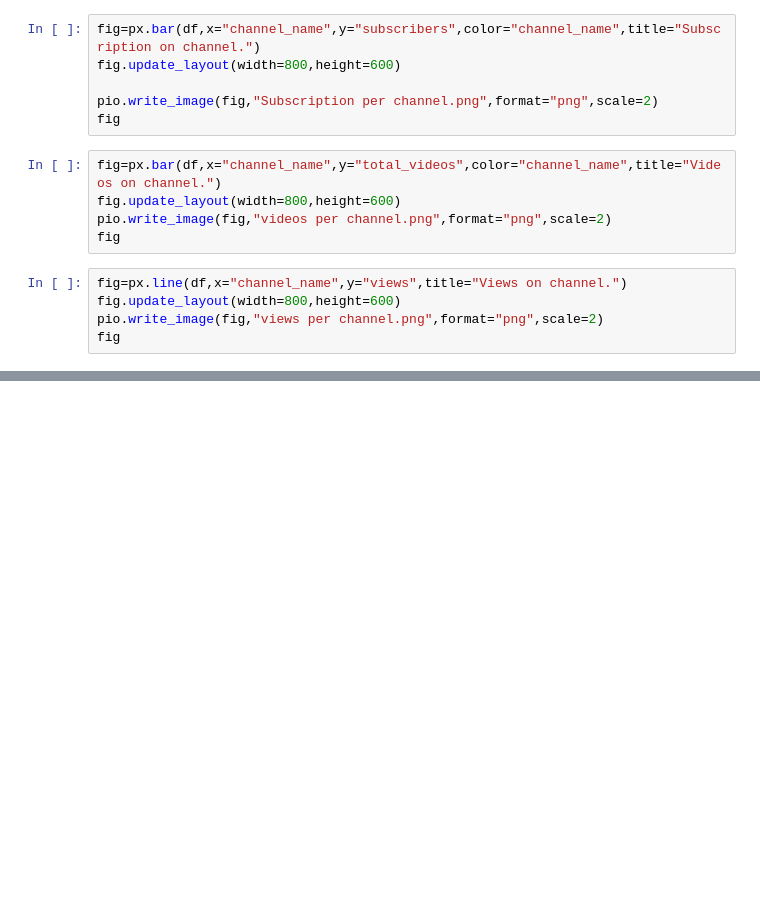
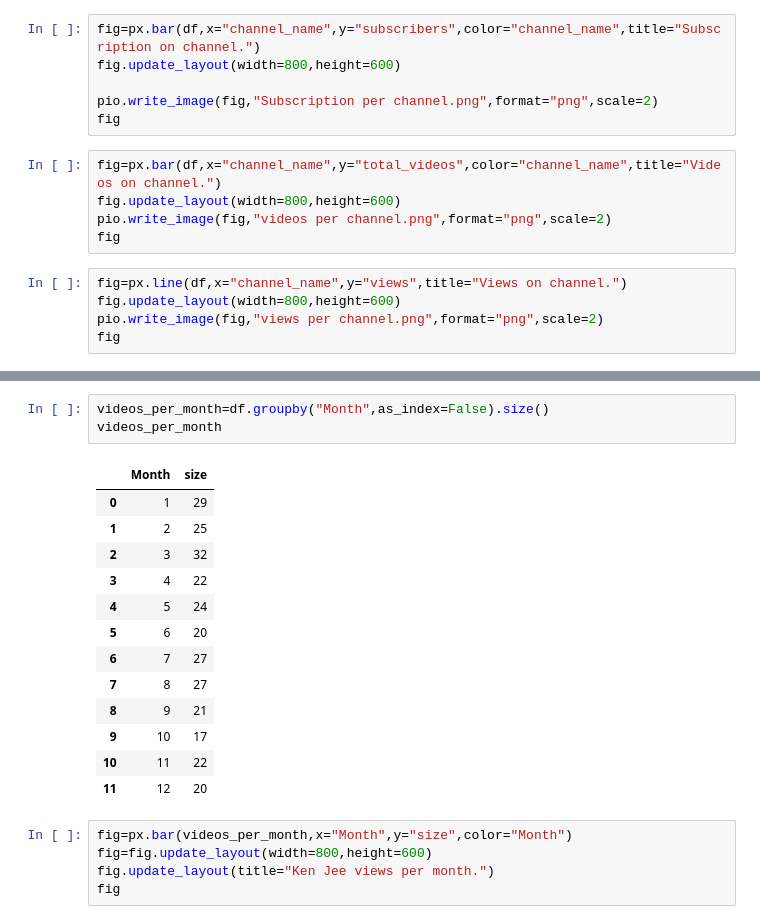
Before and after one commit to Kamuthuj/Youtube-webscrapping, a Jupyter notebook: viz.ipynb, the cells around one changed output, grey strips where cells are left out. Saved outputs shown, nothing was run; the diff lists cells and outputs as text; blank space fills up the shorter version.

```diff
--- a/viz.ipynb
+++ b/viz.ipynb
@@ -29,0 +83,22 @@ fig
+# %%
+videos_per_month=df.groupby("Month",as_index=False).size()
+videos_per_month
+# %% [output]
+|  | Month | size |
+| 0 | 1 | 29 |
+| 1 | 2 | 25 |
+| 2 | 3 | 32 |
+| 3 | 4 | 22 |
+| 4 | 5 | 24 |
+| 5 | 6 | 20 |
+| 6 | 7 | 27 |
+| 7 | 8 | 27 |
+| 8 | 9 | 21 |
+| 9 | 10 | 17 |
+| 10 | 11 | 22 |
+| 11 | 12 | 20 |
+# %%
+fig=px.bar(videos_per_month,x="Month",y="size",color="Month")
+fig=fig.update_layout(width=800,height=600)
+fig.update_layout(title="Ken Jee views per month.")
+fig
```
Also changed, not shown: parts of 5 cells of this notebook, 1 other file.
